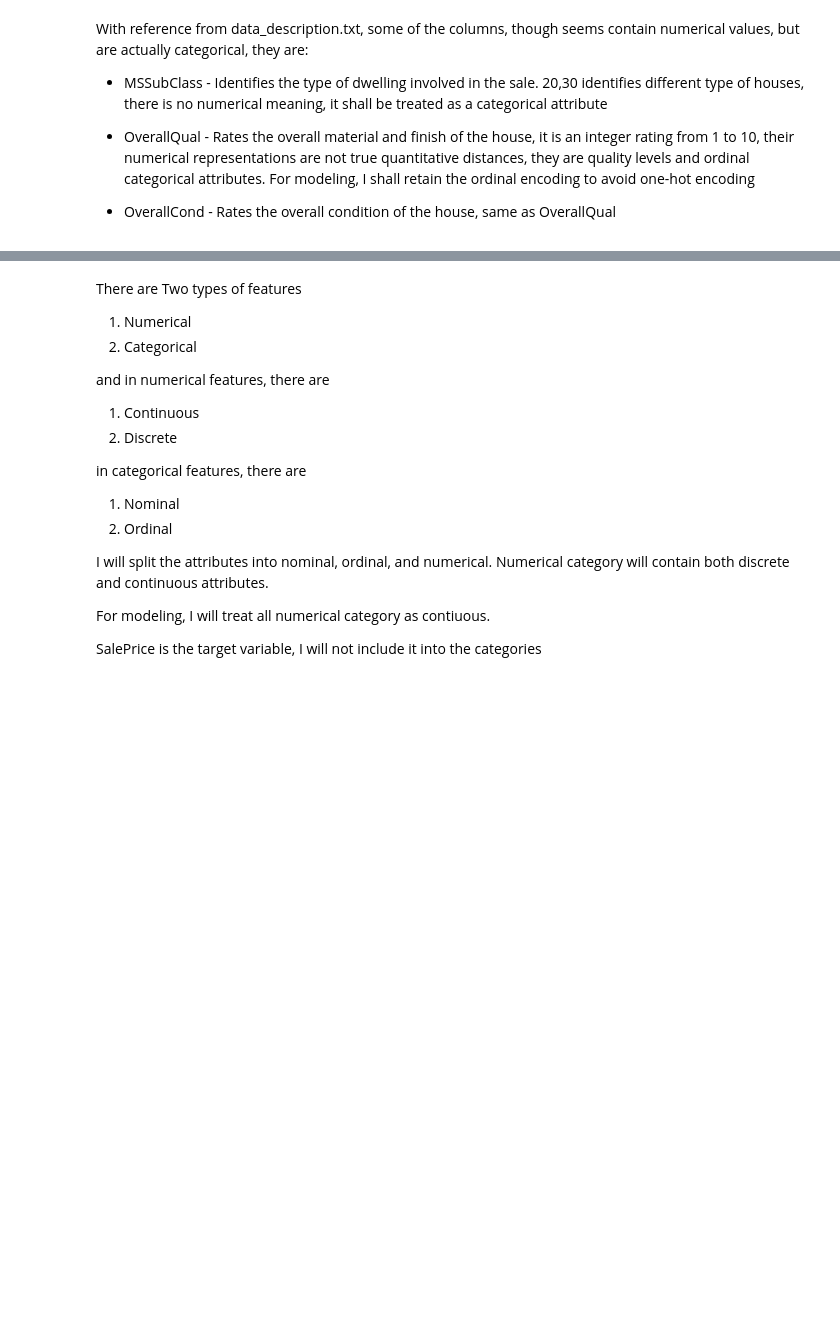
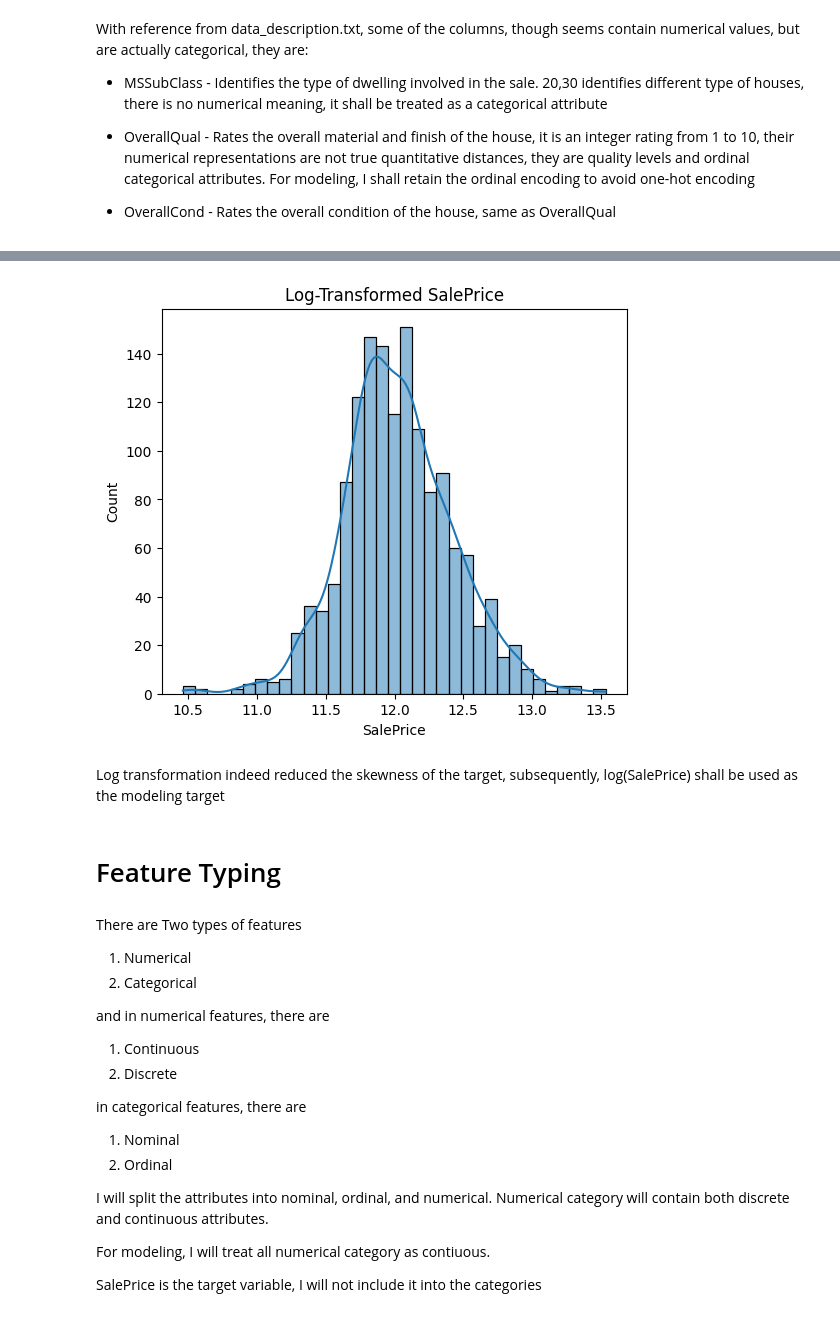
Before and after one commit to jakelis/Kaggle_House_Prices, a Jupyter notebook: notebooks/01_eda.ipynb, the cells around one changed output, grey strips where cells are left out. Cells and saved outputs as stored; diff of their text form; code cells hidden in the pictures; blank space fills up the shorter version.

```diff
--- a/notebooks/01_eda.ipynb
+++ b/notebooks/01_eda.ipynb
@@ -103,3 +128,14 @@ With reference from data_description.txt, some of the columns, though seems cont
+# %%
+plt.figure(figsize=(6,5))
+sns.histplot(np.log1p(data['SalePrice']), kde=True)
+plt.title("Log-Transformed SalePrice")
+plt.show()
+# %% [output]
+[figure, added]
+# %% [markdown]
+Log transformation indeed reduced the skewness of the target, subsequently, log(SalePrice) shall be used as the modeling target
+# %% [markdown]
+# Feature Typing
 # %% [markdown]
 There are Two types of features
 1. Numerical
```
Also changed, not shown: parts of 18 cells of this notebook.
